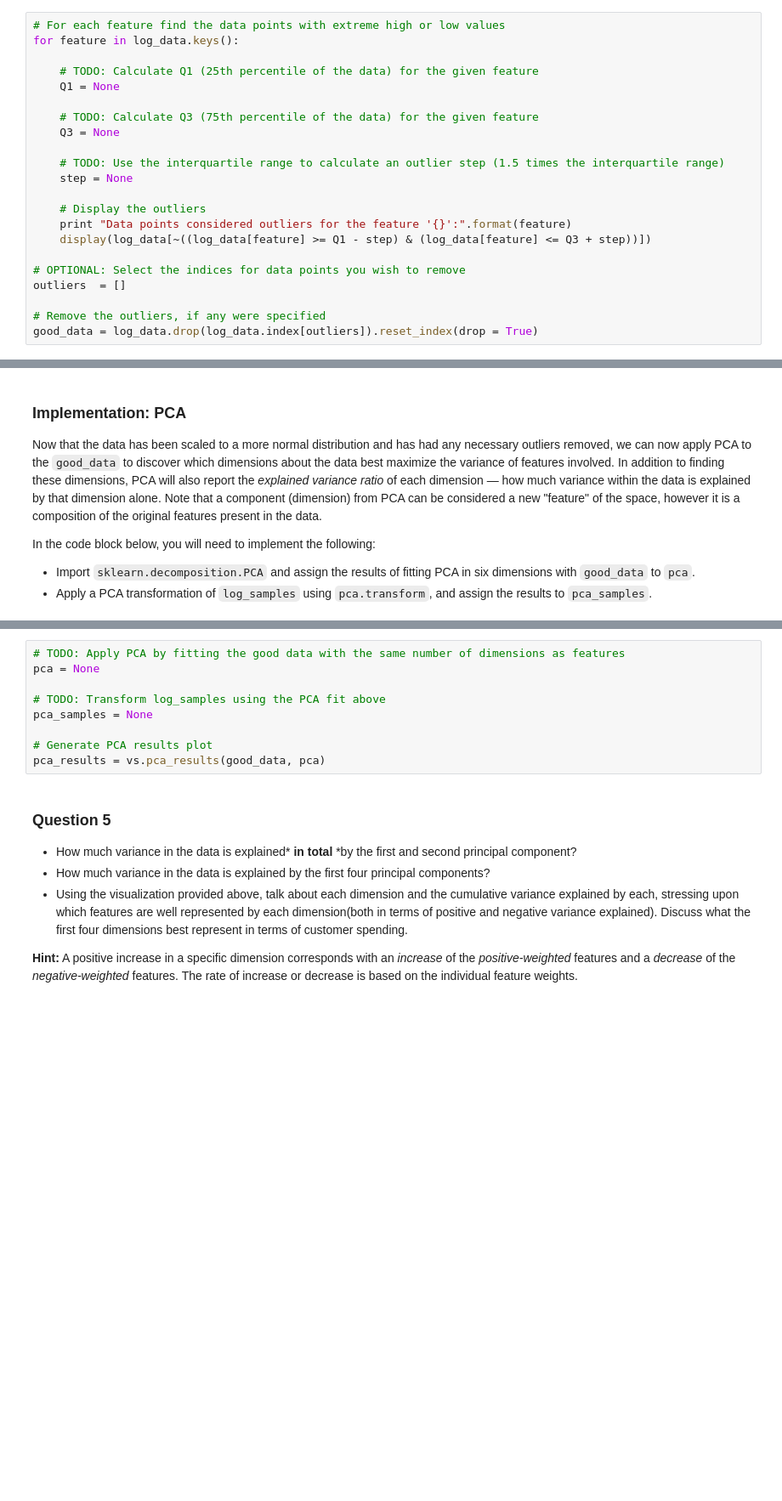
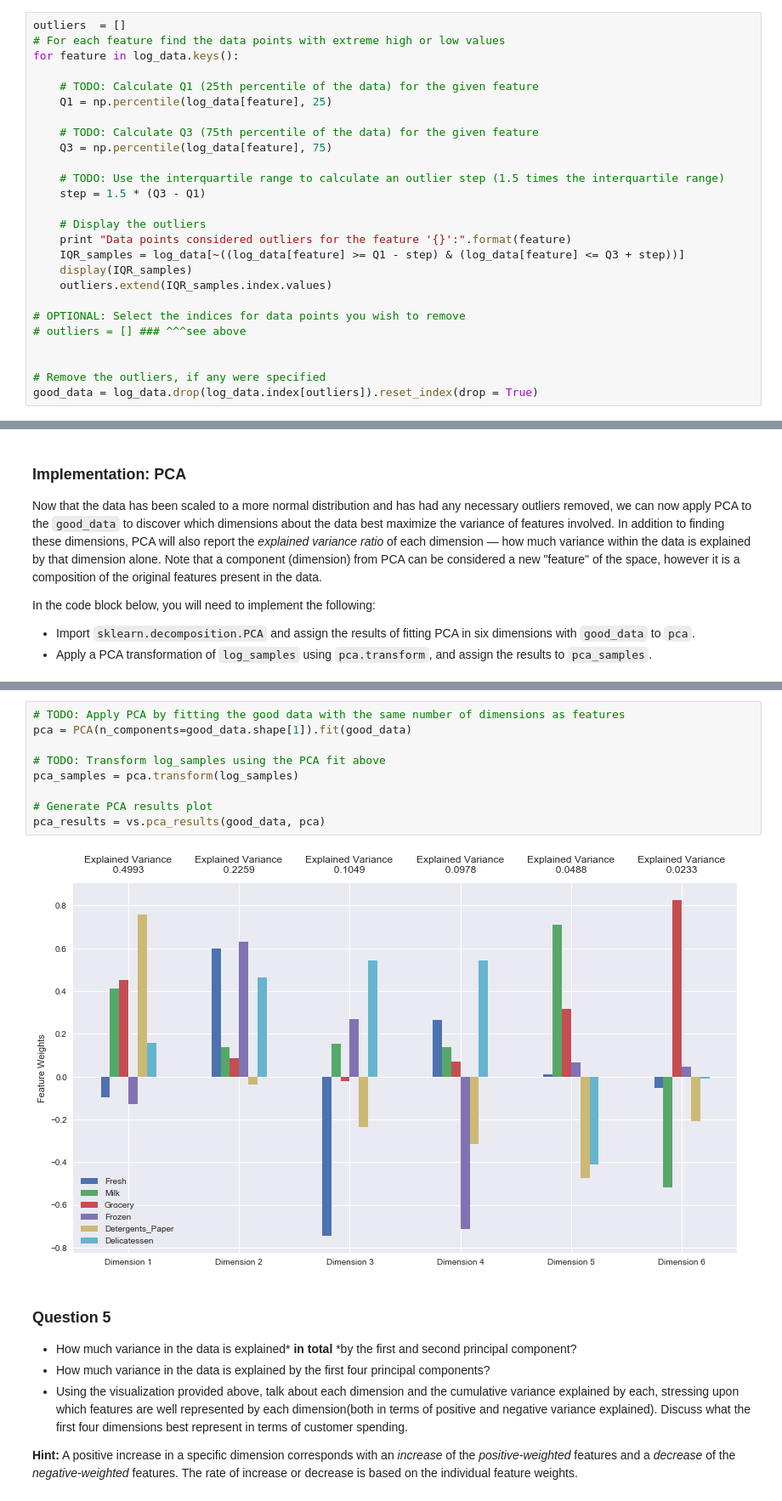
Before and after one commit to Ryanglambert/machine-learning, a Jupyter notebook: projects/customer_segments/customer_segments.ipynb, the cells around one changed output, grey strips where cells are left out. Shown: that part at 85% size. Saved outputs shown, nothing was run; the diff lists cells and outputs as text; blank space fills up the shorter version.

```diff
--- a/projects/customer_segments/customer_segments.ipynb
+++ b/projects/customer_segments/customer_segments.ipynb
@@ -186,22 +252,26 @@ Once you have performed this implementation, the dataset will be stored in the v
 # %%
+outliers  = []
 # For each feature find the data points with extreme high or low values
 for feature in log_data.keys():
 
     # TODO: Calculate Q1 (25th percentile of the data) for the given feature
-    Q1 = None
+    Q1 = np.percentile(log_data[feature], 25)
 
     # TODO: Calculate Q3 (75th percentile of the data) for the given feature
-    Q3 = None
+    Q3 = np.percentile(log_data[feature], 75)
 
     # TODO: Use the interquartile range to calculate an outlier step (1.5 times the interquartile range)
-    step = None
+    step = 1.5 * (Q3 - Q1)
 
     # Display the outliers
     print "Data points considered outliers for the feature '{}':".format(feature)
-    display(log_data[~((log_data[feature] >= Q1 - step) & (log_data[feature] <= Q3 + step))])
+    IQR_samples = log_data[~((log_data[feature] >= Q1 - step) & (log_data[feature] <= Q3 + step))]
+    display(IQR_samples)
+    outliers.extend(IQR_samples.index.values)
 
 # OPTIONAL: Select the indices for data points you wish to remove
-outliers  = []
+# outliers = [] ### ^^^see above
+
 
 # Remove the outliers, if any were specified
 good_data = log_data.drop(log_data.index[outliers]).reset_index(drop = True)
@@ -228,12 +365,14 @@ In the code block below, you will need to implement the following:
 # %%
 # TODO: Apply PCA by fitting the good data with the same number of dimensions as features
-pca = None
+pca = PCA(n_components=good_data.shape[1]).fit(good_data)
 
 # TODO: Transform log_samples using the PCA fit above
-pca_samples = None
+pca_samples = pca.transform(log_samples)
 
 # Generate PCA results plot
 pca_results = vs.pca_results(good_data, pca)
+# %% [output]
+[figure, added]
 # %% [markdown]
 ### Question 5
 
```
Also changed, not shown: parts of 55 cells of this notebook.
